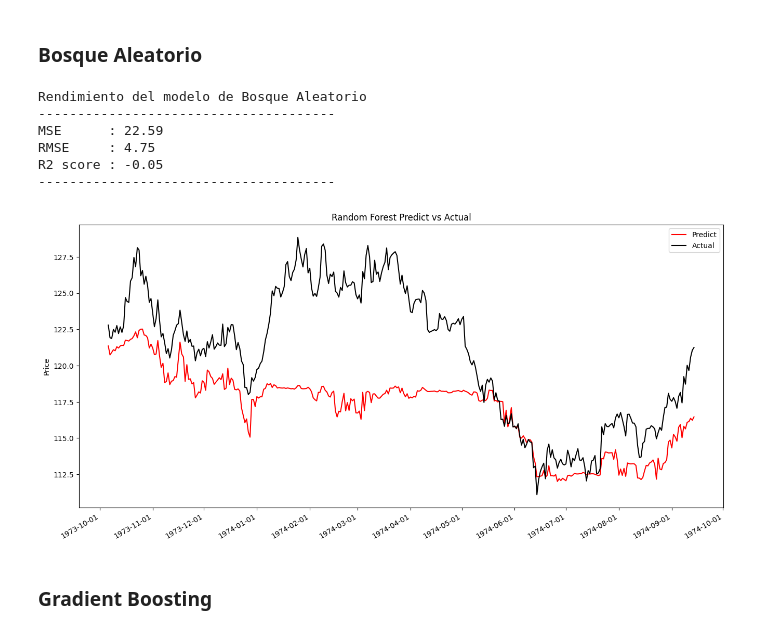
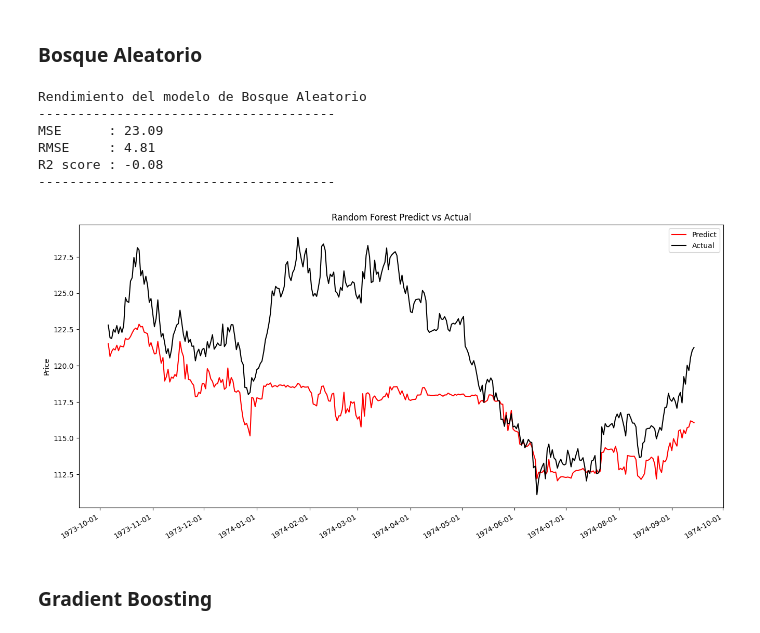
Before and after one commit to QuantConsulting/GOLD-FORECAST, a Jupyter notebook: notebooks/gold_prediction.ipynb, the cells around one changed output. Saved outputs shown, nothing was run; the diff lists cells and outputs as text; code cells hidden in the pictures.

```diff
--- a/notebooks/gold_prediction.ipynb
+++ b/notebooks/gold_prediction.ipynb
@@ -429,18 +433,19 @@ def rendimiento_modelo_random_forest(model, model_name, mse_dict, rmse_dict):
 # %%
 # Modelo de Bosque Aleatorio
 random_forest_model = RandomForestRegressor()
+y_train = np.ravel(y_train)
 random_forest_model.fit(X_train, y_train)
 
 # Evaluación del modelo de Bosque Aleatorio
 rendimiento_modelo_random_forest(random_forest_model, "Random Forest", mse_dict, rmse_dict)
 # %% [output]
 Rendimiento del modelo de Bosque Aleatorio
 --------------------------------------
-MSE      : 22.59
-RMSE     : 4.75
-R2 score : -0.05
+MSE      : 23.09
+RMSE     : 4.81
+R2 score : -0.08
 --------------------------------------
-[figure, old version]
+[figure, new version]
 # %% [markdown]
 ### Gradient Boosting
 # %%
```
Also changed, not shown: parts of 4 cells of this notebook.
